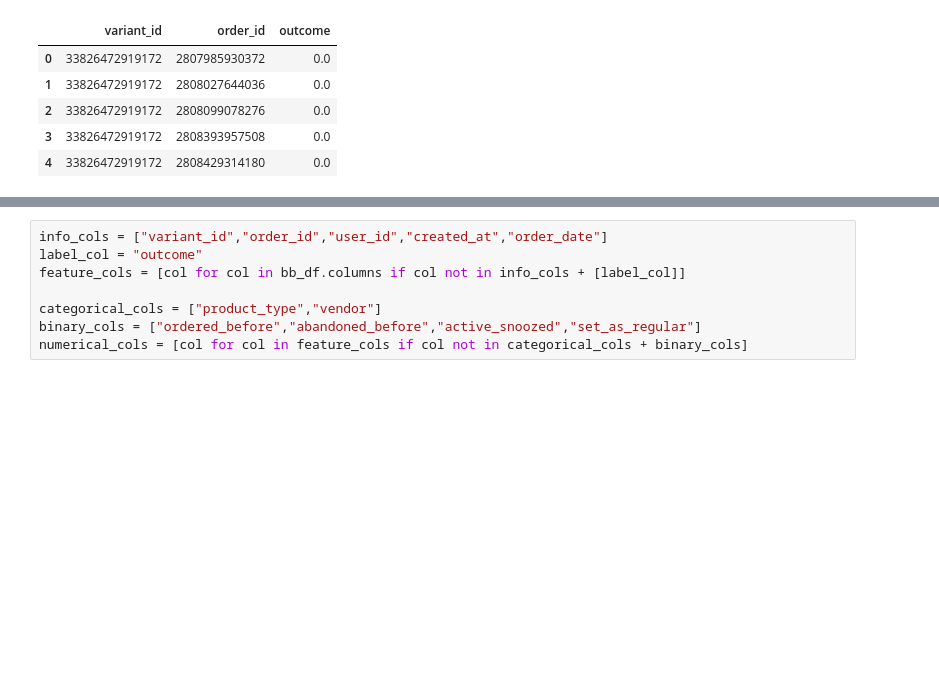
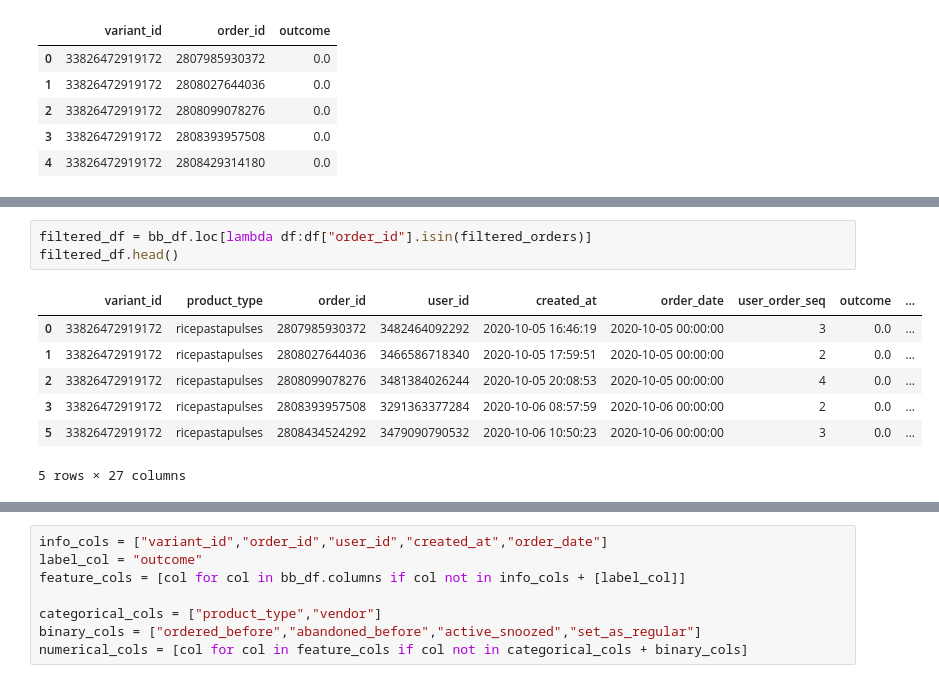
Before and after one commit to Javierterryc/zrive-ds, a Jupyter notebook: src/module_3/module_3.ipynb, the cells around one changed output, grey strips where cells are left out. Saved outputs shown, nothing was run; the diff lists cells and outputs as text; blank space fills up the shorter version.

```diff
--- a/src/module_3/module_3.ipynb
+++ b/src/module_3/module_3.ipynb
@@ -91,0 +143,11 @@ bb_df.groupby(["order_id"])["outcome"].sum().reset_index()
+# %%
+filtered_df = bb_df.loc[lambda df:df["order_id"].isin(filtered_orders)]
+filtered_df.head()
+# %% [output]
+|  | variant_id | product_type | order_id | user_id | created_at | order_date | user_order_seq | outcome | ... |
+| 0 | 33826472919172 | ricepastapulses | 2807985930372 | 3482464092292 | 2020-10-05 16:46:19 | 2020-10-05 00:00:00 | 3 | 0.0 | ... |
+| 1 | 33826472919172 | ricepastapulses | 2808027644036 | 3466586718340 | 2020-10-05 17:59:51 | 2020-10-05 00:00:00 | 2 | 0.0 | ... |
+| 2 | 33826472919172 | ricepastapulses | 2808099078276 | 3481384026244 | 2020-10-05 20:08:53 | 2020-10-05 00:00:00 | 4 | 0.0 | ... |
+| 3 | 33826472919172 | ricepastapulses | 2808393957508 | 3291363377284 | 2020-10-06 08:57:59 | 2020-10-06 00:00:00 | 2 | 0.0 | ... |
+| 5 | 33826472919172 | ricepastapulses | 2808434524292 | 3479090790532 | 2020-10-06 10:50:23 | 2020-10-06 00:00:00 | 3 | 0.0 | ... |
+5 rows × 27 columns
```
Also changed, not shown: parts of 14 cells of this notebook, 1 other file.
